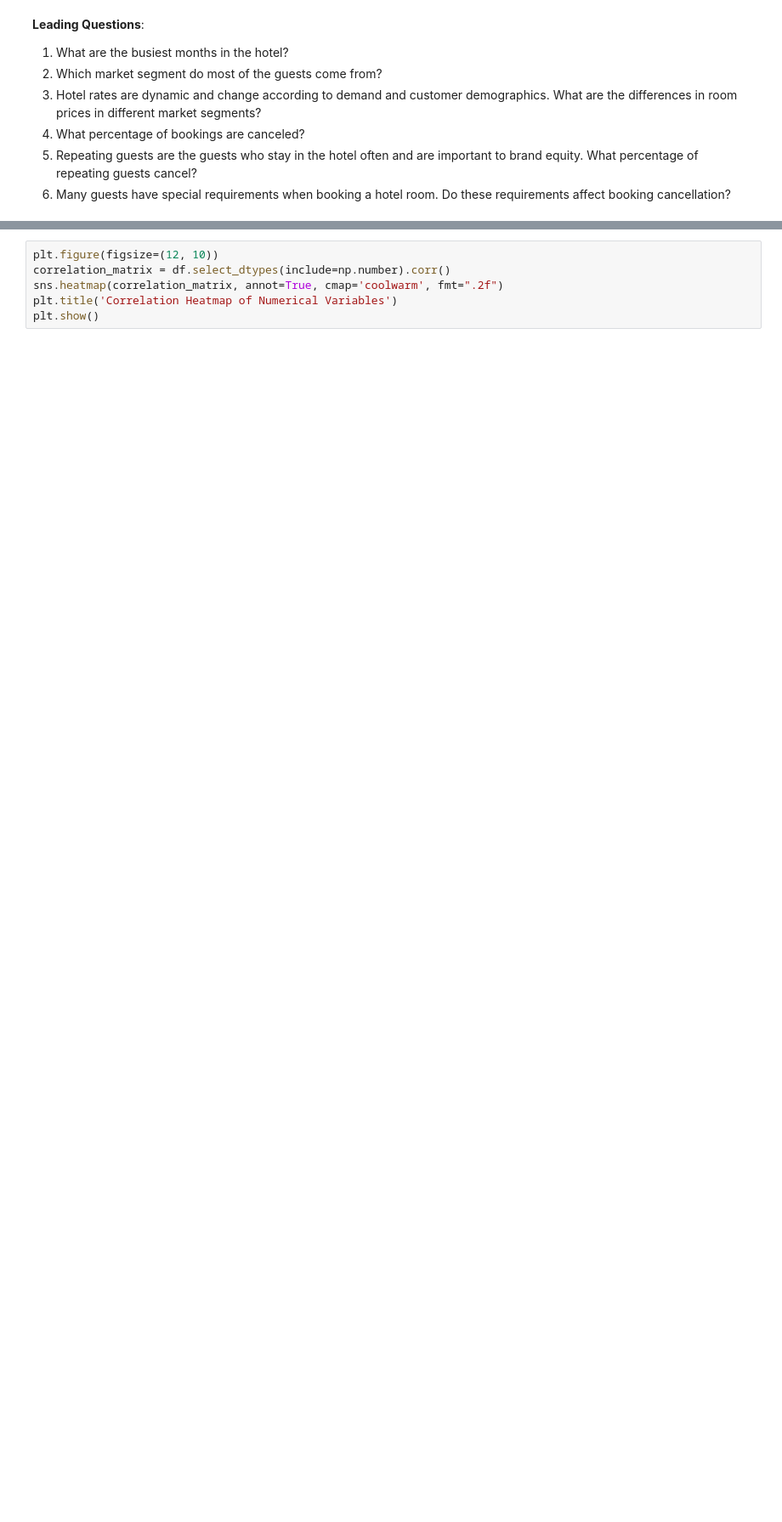
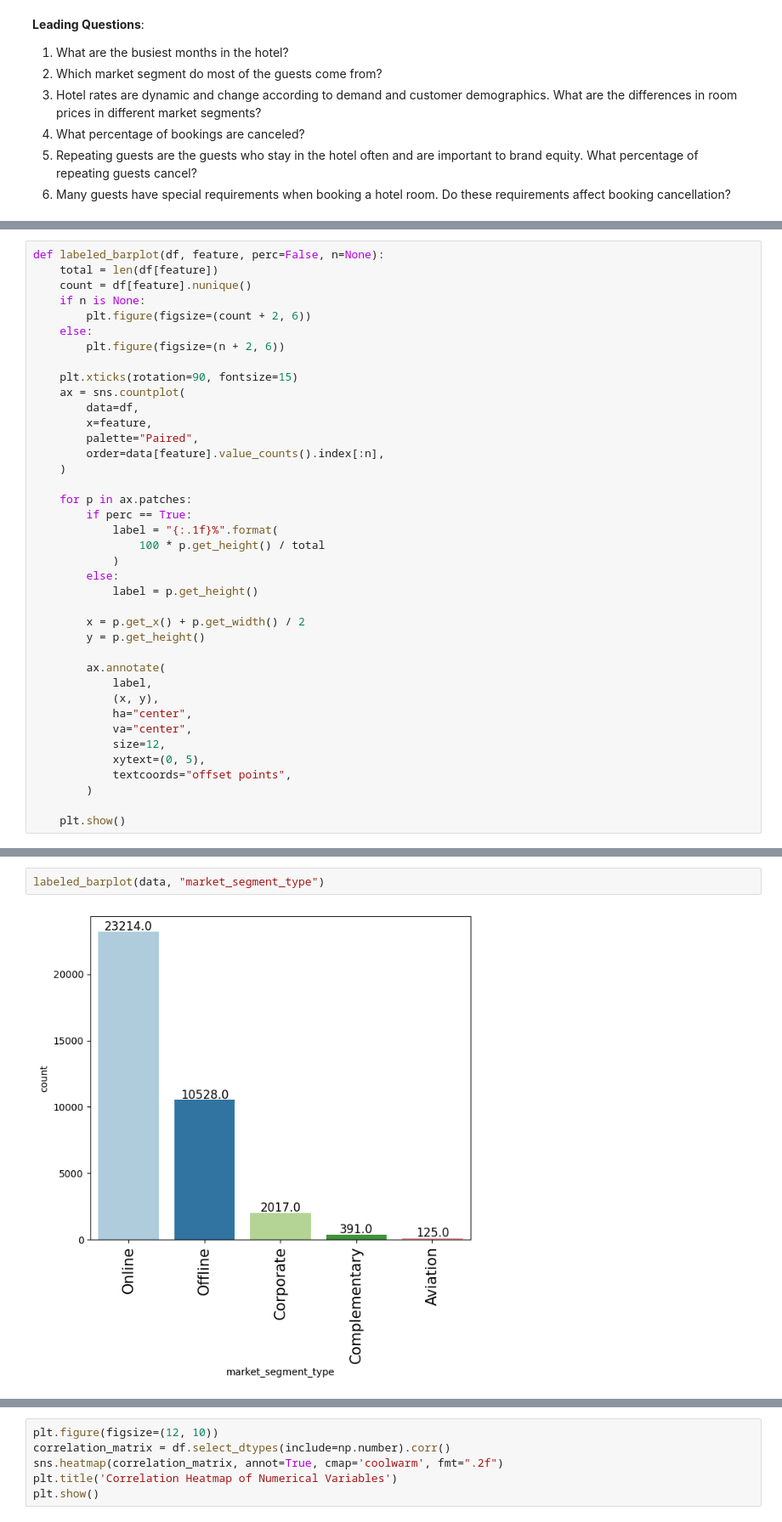
Before and after one commit to zyangarduno/Hotel-Booking-Cancelation-Prediction, a Jupyter notebook: Project_SLC_DSBA_INNHotels_FullCode.ipynb, the cells around one changed output, grey strips where cells are left out. Shown at 85% size. Saved outputs shown, nothing was run; the diff lists cells and outputs as text; blank space fills up the shorter version.

```diff
--- a/Project_SLC_DSBA_INNHotels_FullCode.ipynb
+++ b/Project_SLC_DSBA_INNHotels_FullCode.ipynb
@@ -232,0 +239,39 @@ plt.show()
+# %%
+def labeled_barplot(df, feature, perc=False, n=None):
+    total = len(df[feature])
+    count = df[feature].nunique()
+    if n is None:
+        plt.figure(figsize=(count + 2, 6))
+    else:
+        plt.figure(figsize=(n + 2, 6))
+
+    plt.xticks(rotation=90, fontsize=15)
+    ax = sns.countplot(
+        data=df,
+        x=feature,
+        palette="Paired",
+        order=data[feature].value_counts().index[:n],
+    )
+
+    for p in ax.patches:
+        if perc == True:
+            label = "{:.1f}%".format(
+                100 * p.get_height() / total
+            )
+        else:
+            label = p.get_height()
+
+        x = p.get_x() + p.get_width() / 2
+        y = p.get_height()
+
+        ax.annotate(
+            label,
+            (x, y),
+            ha="center",
+            va="center",
+            size=12,
+            xytext=(0, 5),
+            textcoords="offset points",
+        )
+
+    plt.show()
@@ -232,0 +306,4 @@ plt.show()
+# %%
+labeled_barplot(data, "market_segment_type")
+# %% [output]
+[figure, added]
```
Also changed, not shown: parts of 172 cells of this notebook.
